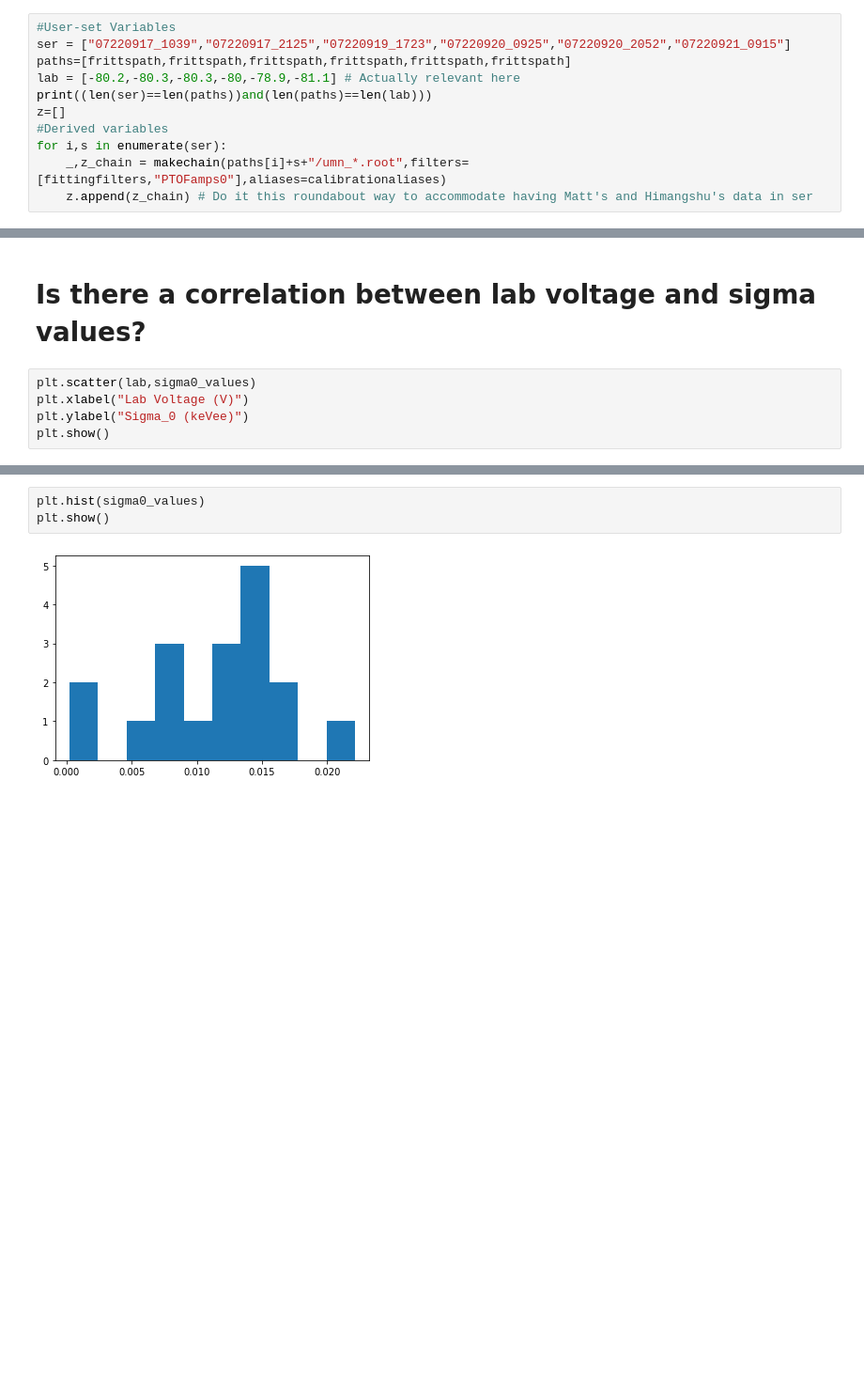
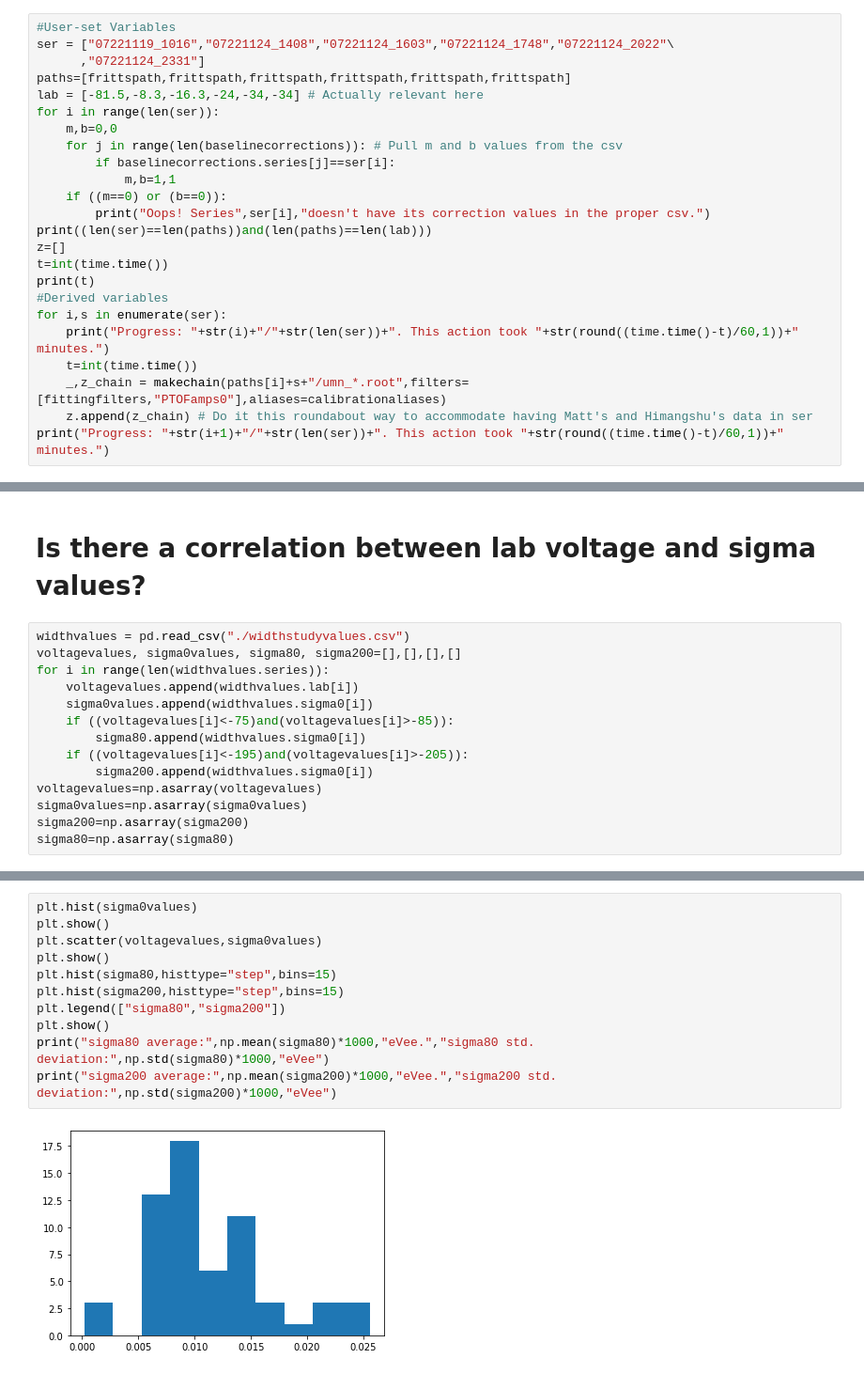
Before and after one commit to villano-lab/R76Analysis, a Jupyter notebook: WidthStudy.ipynb, the cells around one changed output, grey strips where cells are left out. Shown at 94% size. Cells and saved outputs as stored; diff of their text form; blank space fills up the shorter version.

```diff
--- a/WidthStudy.ipynb
+++ b/WidthStudy.ipynb
@@ -21,14 +22,27 @@ cal_mod = lf.Model(E_cal)
 cal_params = cal_mod.make_params(a=300,c=13)
 # %%
 #User-set Variables
-ser = ["07220917_1039","07220917_2125","07220919_1723","07220920_0925","07220920_2052","07220921_0915"]
+ser = ["07221119_1016","07221124_1408","07221124_1603","07221124_1748","07221124_2022"\
+      ,"07221124_2331"]
 paths=[frittspath,frittspath,frittspath,frittspath,frittspath,frittspath]
-lab = [-80.2,-80.3,-80.3,-80,-78.9,-81.1] # Actually relevant here
+lab = [-81.5,-8.3,-16.3,-24,-34,-34] # Actually relevant here
+for i in range(len(ser)):
+    m,b=0,0
+    for j in range(len(baselinecorrections)): # Pull m and b values from the csv
+        if baselinecorrections.series[j]==ser[i]:
+            m,b=1,1
+    if ((m==0) or (b==0)):
+        print("Oops! Series",ser[i],"doesn't have its correction values in the proper csv.")
 print((len(ser)==len(paths))and(len(paths)==len(lab)))
 z=[]
+t=int(time.time())
+print(t)
 #Derived variables
 for i,s in enumerate(ser):
+    print("Progress: "+str(i)+"/"+str(len(ser))+". This action took "+str(round((time.time()-t)/60,1))+" minutes.")
+    t=int(time.time())
     _,z_chain = makechain(paths[i]+s+"/umn_*.root",filters=[fittingfilters,"PTOFamps0"],aliases=calibrationaliases)
     z.append(z_chain) # Do it this roundabout way to accommodate having Matt's and Himangshu's data in ser
+print("Progress: "+str(i+1)+"/"+str(len(ser))+". This action took "+str(round((time.time()-t)/60,1))+" minutes.")
 # %% [output]
 True
@@ -86,7 +95,16 @@ for i in range(len(ser)):
 # %% [markdown]
 # Is there a correlation between lab voltage and sigma values?
 # %%
-plt.scatter(lab,sigma0_values)
-plt.xlabel("Lab Voltage (V)")
-plt.ylabel("Sigma_0 (keVee)")
-plt.show()
+widthvalues = pd.read_csv("./widthstudyvalues.csv")
+voltagevalues, sigma0values, sigma80, sigma200=[],[],[],[]
+for i in range(len(widthvalues.series)):
+    voltagevalues.append(widthvalues.lab[i])
+    sigma0values.append(widthvalues.sigma0[i])
+    if ((voltagevalues[i]<-75)and(voltagevalues[i]>-85)):
+        sigma80.append(widthvalues.sigma0[i])
+    if ((voltagevalues[i]<-195)and(voltagevalues[i]>-205)):
+        sigma200.append(widthvalues.sigma0[i])
+voltagevalues=np.asarray(voltagevalues)
+sigma0values=np.asarray(sigma0values)
+sigma200=np.asarray(sigma200)
+sigma80=np.asarray(sigma80)
@@ -95,5 +111,13 @@ plt.show()
 # %%
-plt.hist(sigma0_values)
+plt.hist(sigma0values)
 plt.show()
+plt.scatter(voltagevalues,sigma0values)
+plt.show()
+plt.hist(sigma80,histtype="step",bins=15)
+plt.hist(sigma200,histtype="step",bins=15)
+plt.legend(["sigma80","sigma200"])
+plt.show()
+print("sigma80 average:",np.mean(sigma80)*1000,"eVee.","sigma80 std. deviation:",np.std(sigma80)*1000,"eVee")
+print("sigma200 average:",np.mean(sigma200)*1000,"eVee.","sigma200 std. deviation:",np.std(sigma200)*1000,"eVee")
 # %% [output]
-[figure, old version]
+[figure, new version]
```
Also changed, not shown: parts of 7 cells of this notebook, 2 other files.
